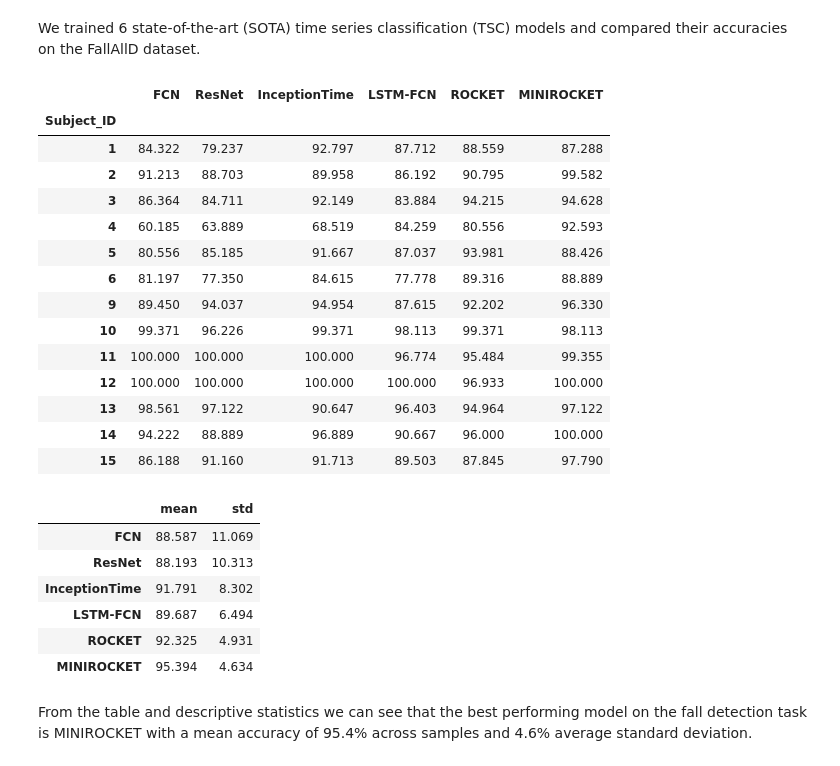
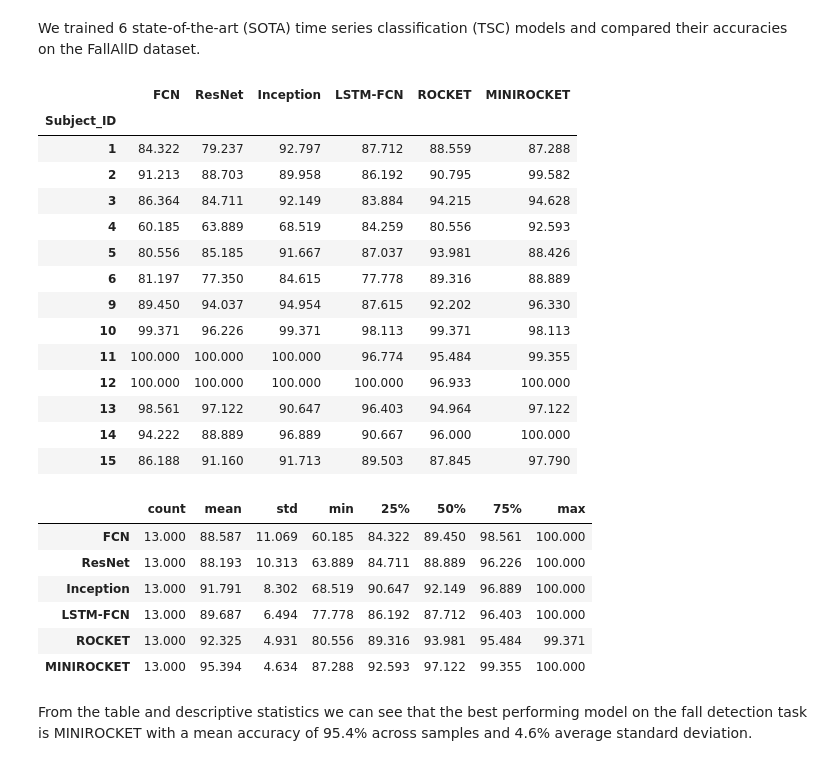
Before and after one commit to almasrifi-rami/fall_detection, a Jupyter notebook: src/main.ipynb, the cells around one changed output. Saved outputs shown, nothing was run; the diff lists cells and outputs as text; code cells hidden in the pictures.

```diff
--- a/src/main.ipynb
+++ b/src/main.ipynb
@@ -206,7 +206,7 @@ We trained 6 state-of-the-art (SOTA) time series classification (TSC) models and
 compare_models = analyze_metrics(
     {'FCN': 'fcn/results.pkl',
      'ResNet': 'resnet/results.pkl',
-     'InceptionTime': 'inception/results.pkl',
+     'Inception': 'inception/results.pkl',
      'LSTM-FCN': 'lstmfcn/results.pkl',
      'ROCKET': 'rocket/results.pkl',
      'MINIROCKET': 'minirocket/results.pkl'},
@@ -215,7 +215,7 @@ compare_models = analyze_metrics(
 # %%
 compare_models
 # %% [output]
-|  | FCN | ResNet | InceptionTime | LSTM-FCN | ROCKET | MINIROCKET |
+|  | FCN | ResNet | Inception | LSTM-FCN | ROCKET | MINIROCKET |
 | Subject_ID |  |  |  |  |  |  |
 | 1 | 84.322 | 79.237 | 92.797 | 87.712 | 88.559 | 87.288 |
 | 2 | 91.213 | 88.703 | 89.958 | 86.192 | 90.795 | 99.582 |
@@ -231,15 +231,15 @@ compare_models
 | 14 | 94.222 | 88.889 | 96.889 | 90.667 | 96.000 | 100.000 |
 | 15 | 86.188 | 91.160 | 91.713 | 89.503 | 87.845 | 97.790 |
 # %%
-compare_models.describe().loc[['mean', 'std']].T
+compare_models.describe().T
 # %% [output]
-|  | mean | std |
-| FCN | 88.587 | 11.069 |
-| ResNet | 88.193 | 10.313 |
-| InceptionTime | 91.791 | 8.302 |
-| LSTM-FCN | 89.687 | 6.494 |
-| ROCKET | 92.325 | 4.931 |
-| MINIROCKET | 95.394 | 4.634 |
+|  | count | mean | std | min | 25% | 50% | 75% | max |
+| FCN | 13.000 | 88.587 | 11.069 | 60.185 | 84.322 | 89.450 | 98.561 | 100.000 |
+| ResNet | 13.000 | 88.193 | 10.313 | 63.889 | 84.711 | 88.889 | 96.226 | 100.000 |
+| Inception | 13.000 | 91.791 | 8.302 | 68.519 | 90.647 | 92.149 | 96.889 | 100.000 |
+| LSTM-FCN | 13.000 | 89.687 | 6.494 | 77.778 | 86.192 | 87.712 | 96.403 | 100.000 |
+| ROCKET | 13.000 | 92.325 | 4.931 | 80.556 | 89.316 | 93.981 | 95.484 | 99.371 |
+| MINIROCKET | 13.000 | 95.394 | 4.634 | 87.288 | 92.593 | 97.122 | 99.355 | 100.000 |
 # %% [markdown]
 From the table and descriptive statistics we can see that the best performing model on the fall detection task is MINIROCKET with a mean accuracy of 95.4% across samples and 4.6% average standard deviation.
 # %%
```
Also changed, not shown: parts of 5 cells of this notebook.
